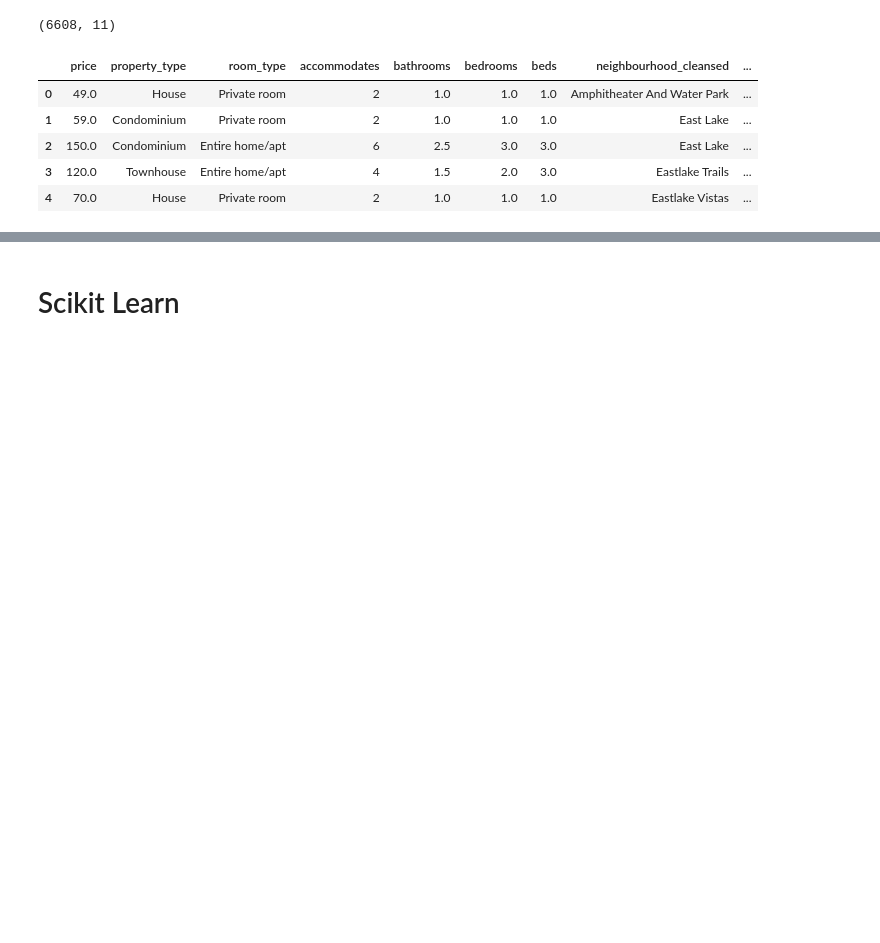
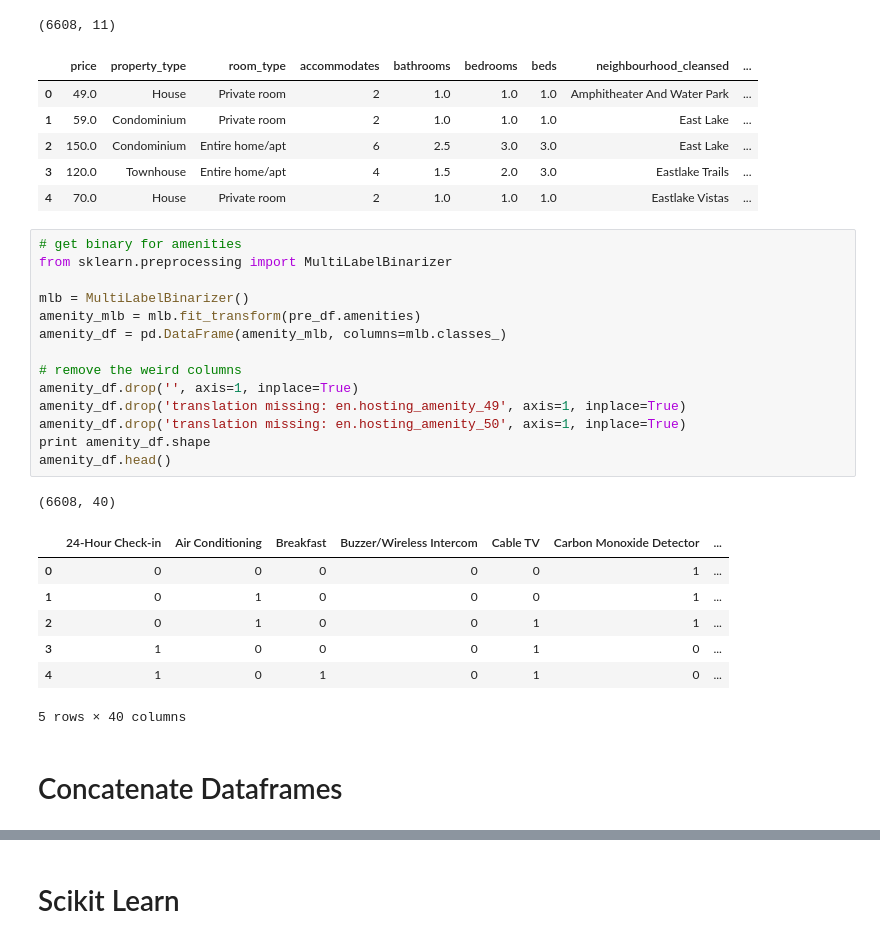
Before and after one commit to antellgc/AirbnBeacon, a Jupyter notebook: Notebooks/simple_model.ipynb, the cells around one changed output, grey strips where cells are left out. Cells and saved outputs as stored; diff of their text form; blank space fills up the shorter version.

Commit message:
added binary labels

```diff
--- a/Notebooks/simple_model.ipynb
+++ b/Notebooks/simple_model.ipynb
@@ -60,3 +60,28 @@ pre_df.head()
 | 2 | 150.0 | Condominium | Entire home/apt | 6 | 2.5 | 3.0 | 3.0 | East Lake | ... |
 | 3 | 120.0 | Townhouse | Entire home/apt | 4 | 1.5 | 2.0 | 3.0 | Eastlake Trails | ... |
 | 4 | 70.0 | House | Private room | 2 | 1.0 | 1.0 | 1.0 | Eastlake Vistas | ... |
+# %%
+# get binary for amenities
+from sklearn.preprocessing import MultiLabelBinarizer
+
+mlb = MultiLabelBinarizer()
+amenity_mlb = mlb.fit_transform(pre_df.amenities)
+amenity_df = pd.DataFrame(amenity_mlb, columns=mlb.classes_)
+
+# remove the weird columns
+amenity_df.drop('', axis=1, inplace=True)
+amenity_df.drop('translation missing: en.hosting_amenity_49', axis=1, inplace=True)
+amenity_df.drop('translation missing: en.hosting_amenity_50', axis=1, inplace=True)
+print amenity_df.shape
+amenity_df.head()
+# %% [output]
+(6608, 40)
+|  | 24-Hour Check-in | Air Conditioning | Breakfast | Buzzer/Wireless Intercom | Cable TV | Carbon Monoxide Detector | ... |
+| 0 | 0 | 0 | 0 | 0 | 0 | 1 | ... |
+| 1 | 0 | 1 | 0 | 0 | 0 | 1 | ... |
+| 2 | 0 | 1 | 0 | 0 | 1 | 1 | ... |
+| 3 | 1 | 0 | 0 | 0 | 1 | 0 | ... |
+| 4 | 1 | 0 | 1 | 0 | 1 | 0 | ... |
+5 rows × 40 columns
+# %% [markdown]
+# Concatenate Dataframes
```
Also changed, not shown: parts of 4 cells of this notebook.
